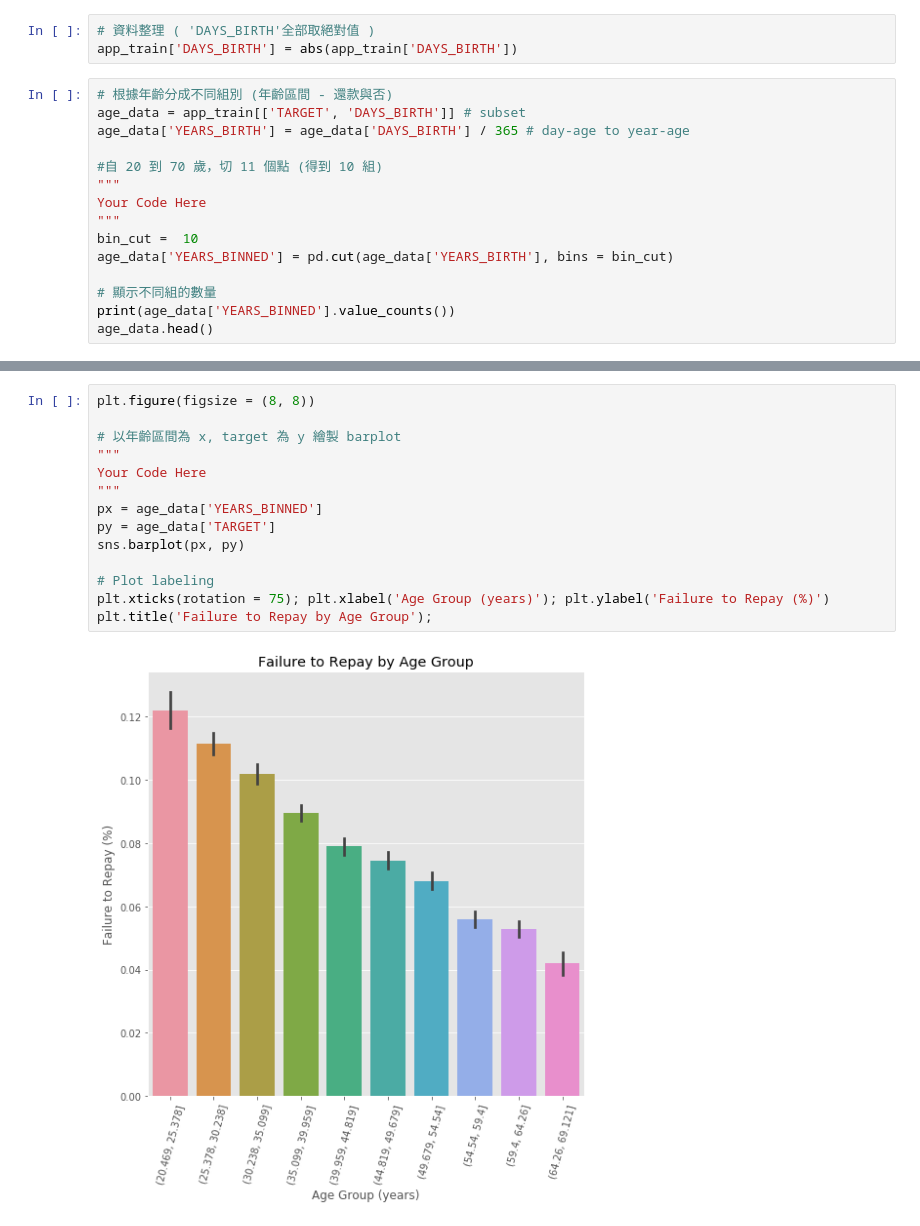
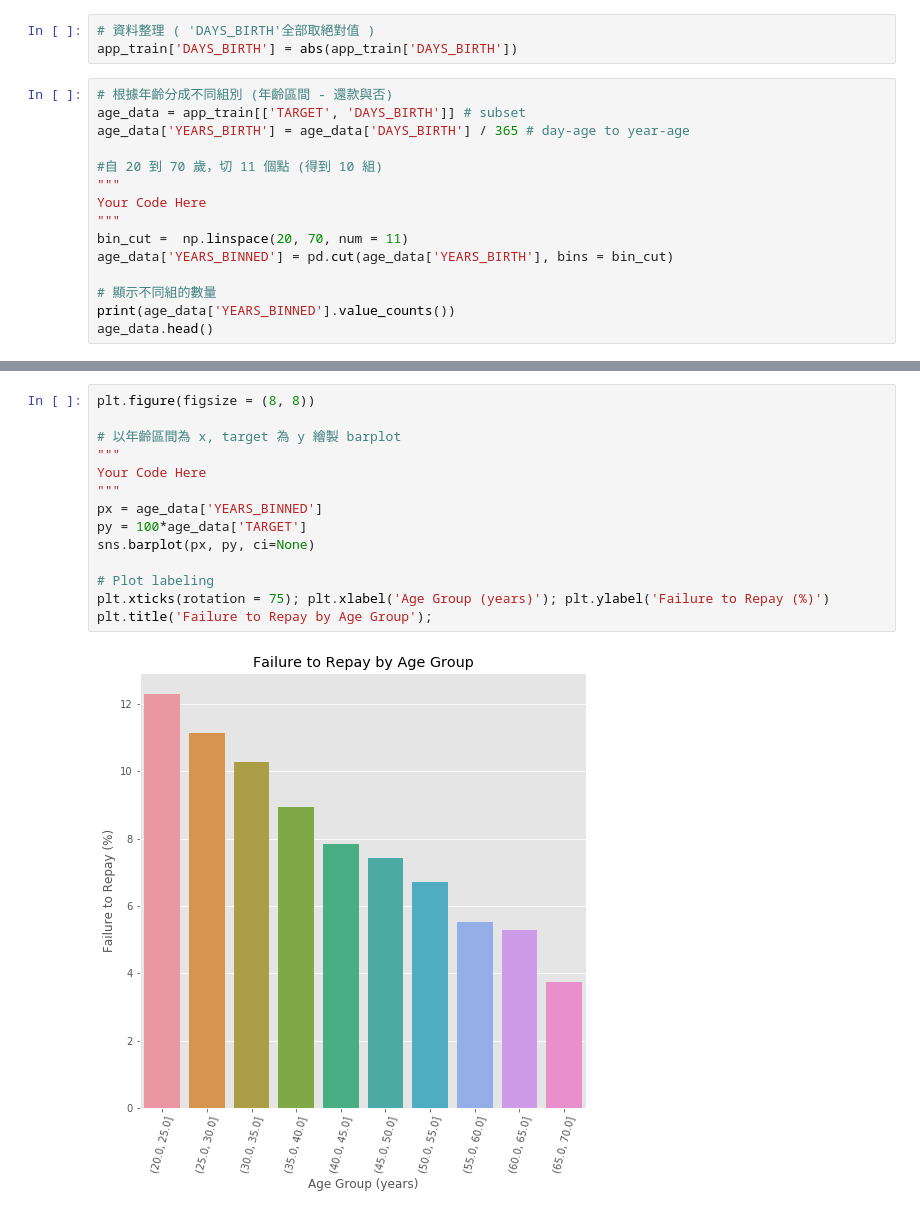
Before and after one commit to Benson80404051/1st-DL-CVMarathon, a Jupyter notebook: Day_016_HW.ipynb, the cells around one changed output, grey strips where cells are left out. Cells and saved outputs as stored; diff of their text form.

```diff
--- a/Day_016_HW.ipynb
+++ b/Day_016_HW.ipynb
@@ -55,7 +55,7 @@ age_data['YEARS_BIRTH'] = age_data['DAYS_BIRTH'] / 365 # day-age to year-age
 """
 Your Code Here
 """
-bin_cut =  10
+bin_cut =  np.linspace(20, 70, num = 11)
 age_data['YEARS_BINNED'] = pd.cut(age_data['YEARS_BIRTH'], bins = bin_cut)
 
 # 顯示不同組的數量
@@ -132,16 +119,16 @@ age_groups
 # %%
 plt.figure(figsize = (8, 8))
 
 # 以年齡區間為 x, target 為 y 繪製 barplot
 """
 Your Code Here
 """
 px = age_data['YEARS_BINNED']
-py = age_data['TARGET']
-sns.barplot(px, py)
+py = 100*age_data['TARGET']
+sns.barplot(px, py, ci=None)
 
 # Plot labeling
 plt.xticks(rotation = 75); plt.xlabel('Age Group (years)'); plt.ylabel('Failure to Repay (%)')
 plt.title('Failure to Repay by Age Group');
 # %% [output]
-[figure, old version]
+[figure, new version]
```
Also changed, not shown: parts of 4 cells of this notebook.
